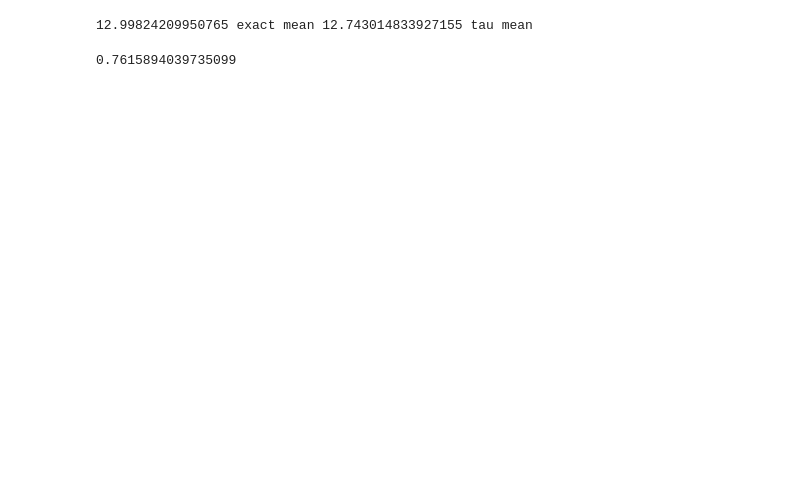
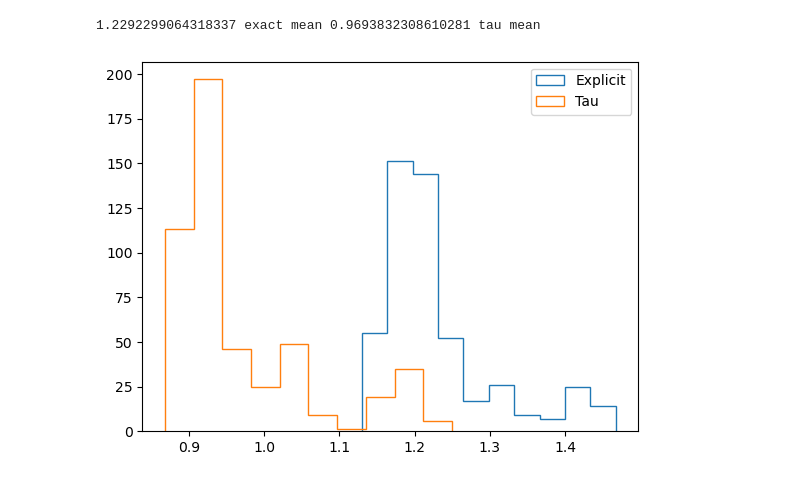
Before and after one commit to MargKos/multiscaleRD, a Jupyter notebook: multiscaleRD/CompareMean_Diffusion.ipynb, the cells around one changed output. Drawn from its saved outputs; the diff is of its cells as text; code cells hidden in the pictures; blank space fills up the shorter version.

```diff
--- a/multiscaleRD/CompareMean_Diffusion.ipynb
+++ b/multiscaleRD/CompareMean_Diffusion.ipynb
@@ -136,29 +136,32 @@ plt.savefig('./Plots/Diffusion/DiffusionTau.png')
 # %%
 # computational time average
 
 TimeExactList=[]
 TimeTauList=[]
 
 
 sim=500
 for s in range(sim):
     TimeExact=np.load('/home/htc/bzfkostr/SCRATCH/SimulationsMultiscale/execution_timeExplicitDiffusion'+str(s)+'.npy')
     TimeExactList.append(TimeExact/60)
 
 sim=500
 for s in range(sim):
-    TimeTau=np.load('/home/htc/bzfkostr/SCRATCH/SimulationsMultiscale/execution_timeTauDiffusion'+str(s)+'.npy') # with tau injection
+    TimeTau=np.load('/home/htc/bzfkostr/SCRATCH/SimulationsMultiscale/execution_timeTauDiffusionM10'+str(s)+'.npy') # with tau injection
 
 
     TimeTauList.append(TimeTau/60)
 
 mean_exact=np.mean(TimeExactList)
 mean_tau=np.mean(TimeTauList)
 
 print(mean_exact, 'exact mean', mean_tau, 'tau mean')
+
+fig=plt.figure()
+plt.hist(TimeExactList,  histtype='step',label='Explicit')
+plt.hist(TimeTauList,  histtype='step',label='Tau')
+plt.legend()
+plt.savefig('./Plots/Diffusion/TimeComparison.png')
 # %% [output]
-12.99824209950765 exact mean 12.743014833927155 tau mean
+1.2292299064318337 exact mean 0.9693832308610281 tau mean
+[figure, added]
-# %%
-print(115/151)
-# %% [output]
-0.7615894039735099
```
Also changed, not shown: parts of 1 cell of this notebook, 45 other files.
